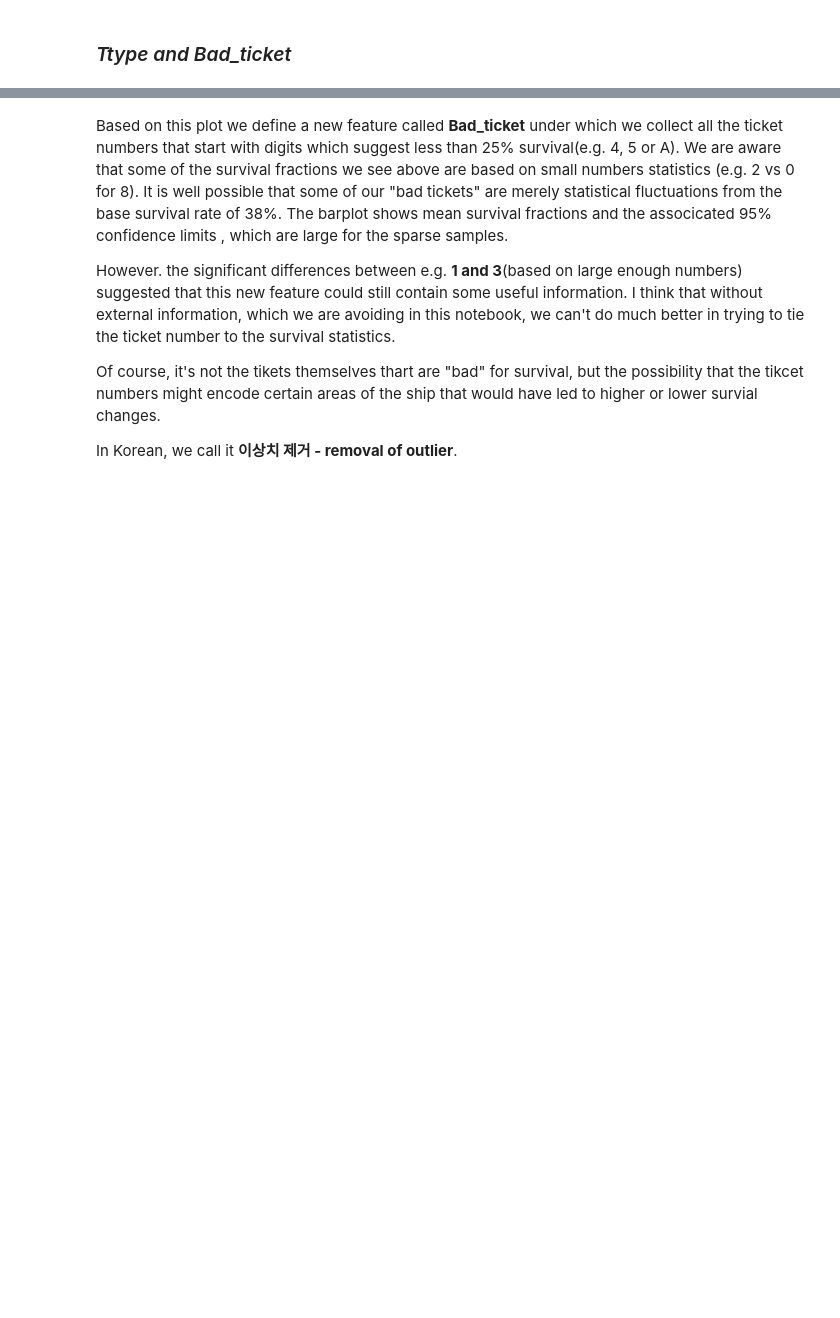
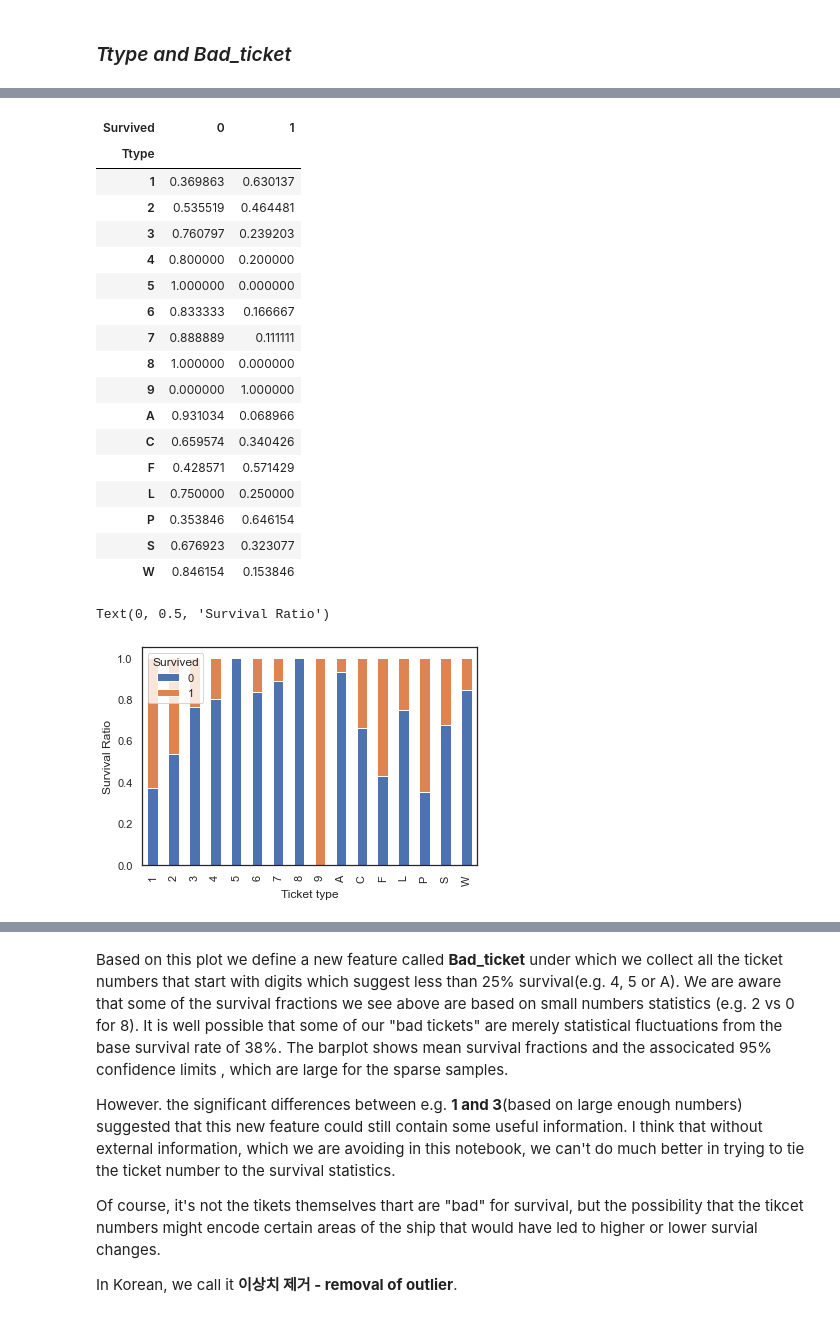
Before and after one commit to SANGSEOSEO/philosophy_datascience, a Jupyter notebook: 08.Kaggle_Dacon/titanic/titanic-for-python.ipynb, the cells around one changed output, grey strips where cells are left out. Drawn from its saved outputs; the diff is of its cells as text; code cells hidden in the pictures; blank space fills up the shorter version.

```diff
--- a/08.Kaggle_Dacon/titanic/titanic-for-python.ipynb
+++ b/08.Kaggle_Dacon/titanic/titanic-for-python.ipynb
@@ -1199,0 +1274,9 @@ display(test["Ttype"].unique())
+# %%
+tab = pd.crosstab(index=train["Ttype"], columns=train["Survived"])
+display(tab)
+dummy = tab.div(tab.sum(axis=1).astype(int), axis=0)
+display(dummy)
+dummy.plot(kind='bar', stacked=True)
+plt.xlabel("Ticket type")
+plt.ylabel("Survival Ratio")
+# %% [output]
@@ -1200 +1301,21 @@ display(test["Ttype"].unique())
+| Survived | 0 | 1 |
+| Ttype |  |  |
+| 1 | 0.369863 | 0.630137 |
+| 2 | 0.535519 | 0.464481 |
+| 3 | 0.760797 | 0.239203 |
+| 4 | 0.800000 | 0.200000 |
+| 5 | 1.000000 | 0.000000 |
+| 6 | 0.833333 | 0.166667 |
+| 7 | 0.888889 | 0.111111 |
+| 8 | 1.000000 | 0.000000 |
+| 9 | 0.000000 | 1.000000 |
+| A | 0.931034 | 0.068966 |
+| C | 0.659574 | 0.340426 |
+| F | 0.428571 | 0.571429 |
+| L | 0.750000 | 0.250000 |
+| P | 0.353846 | 0.646154 |
+| S | 0.676923 | 0.323077 |
+| W | 0.846154 | 0.153846 |
+Text(0, 0.5, 'Survival Ratio')
+[figure, added]
 # %%
```
Also changed, not shown: parts of 24 cells of this notebook.
